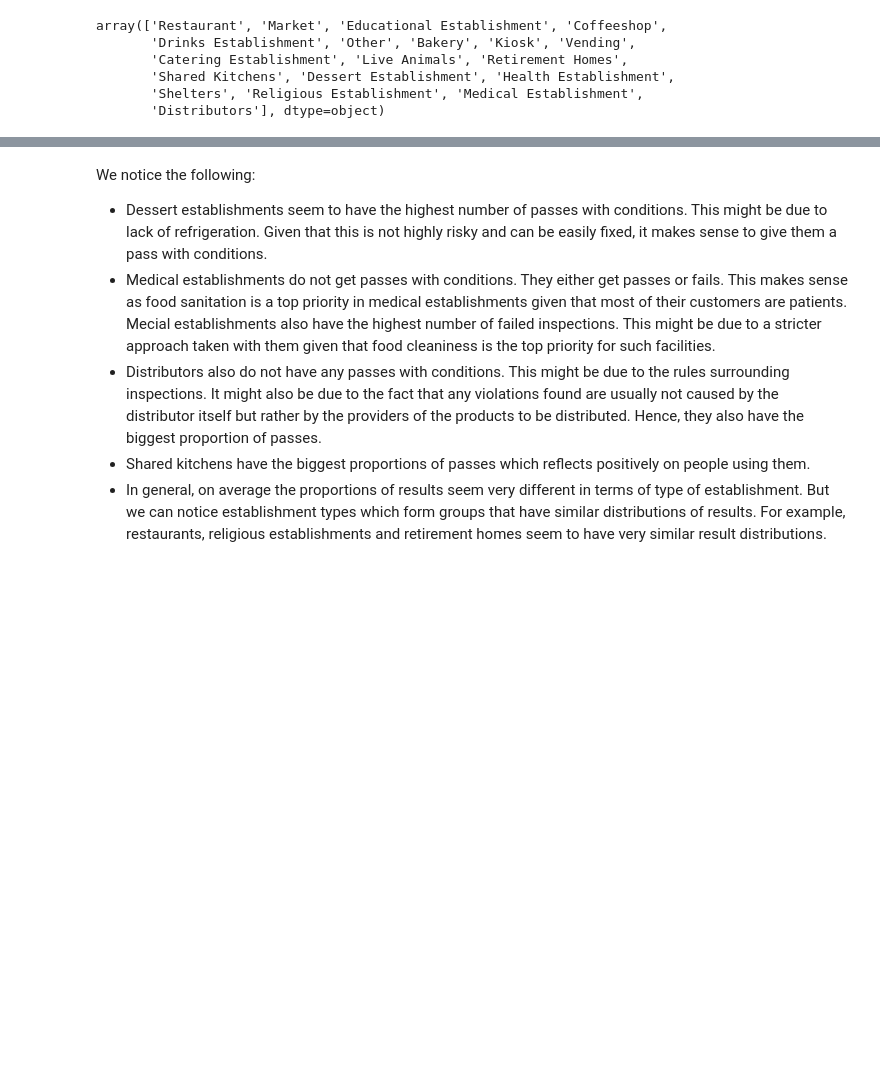
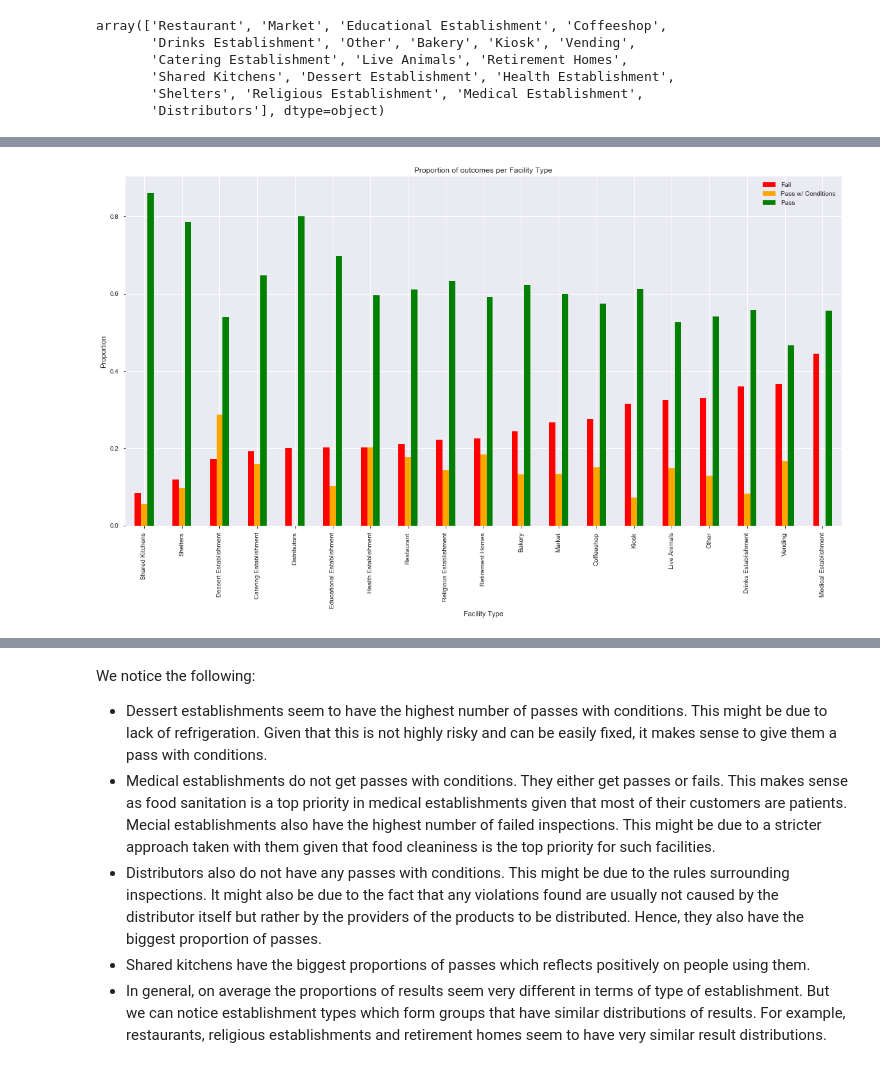
Before and after one commit to aaag97/ada-2019-project-databusters, a Jupyter notebook: FeatureEffect.ipynb, the cells around one changed output, grey strips where cells are left out. Drawn from its saved outputs; the diff is of its cells as text; code cells hidden in the pictures; blank space fills up the shorter version.

```diff
--- a/FeatureEffect.ipynb
+++ b/FeatureEffect.ipynb
@@ -133,7 +134,7 @@ def plot_corr_with_results(column, df=inspections):
     corr.drop(columns=['Count_x', 'Count_y'])
     pivot_df = corr.pivot(index=column, columns='Results', values='Count')
     pivot_df = pivot_df[['Fail', 'Pass w/ Conditions', 'Pass']]
-    pivot_df.sort_values(by='Fail',ascending=True).plot.bar(stacked=False, figsize=(20,10),title='Number of outcomes per {}'.format(column), colors=['red','orange','green'])
+    pivot_df.sort_values(by='Fail',ascending=True).plot.bar(stacked=False, figsize=(20,10),title='Proportion of outcomes per {}'.format(column), colors=['red','orange','green'])
     plt.ylabel('Proportion')
     plt.legend(bbox_to_anchor=(1, 1), loc='left', ncol=1)
 # %% [markdown]
@@ -149,0 +194,4 @@ array(['Restaurant', 'Market', 'Educational Establishment', 'Coffeeshop',
+# %%
+plot_corr_with_results('Facility Type')
+plot_corr_with_results_plotly('Facility Type', 'facilitytype.html')
+# %% [output]
@@ -150 +199,2 @@ array(['Restaurant', 'Market', 'Educational Establishment', 'Coffeeshop',
+[figure, added]
 # %%
```
Also changed, not shown: parts of 39 cells of this notebook, 4 other files.
